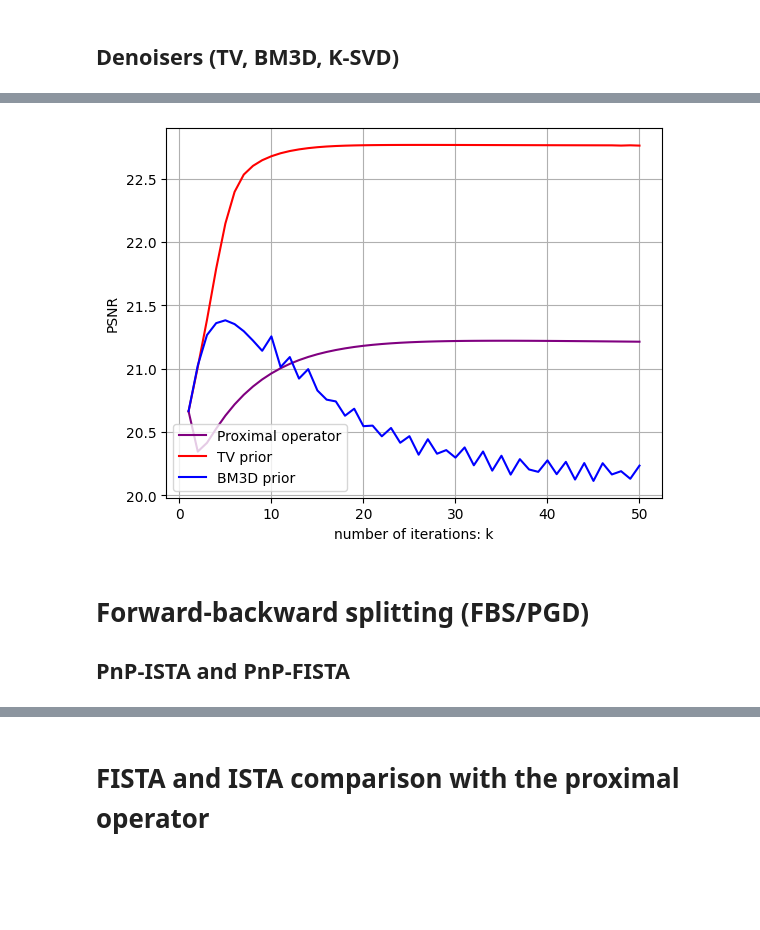
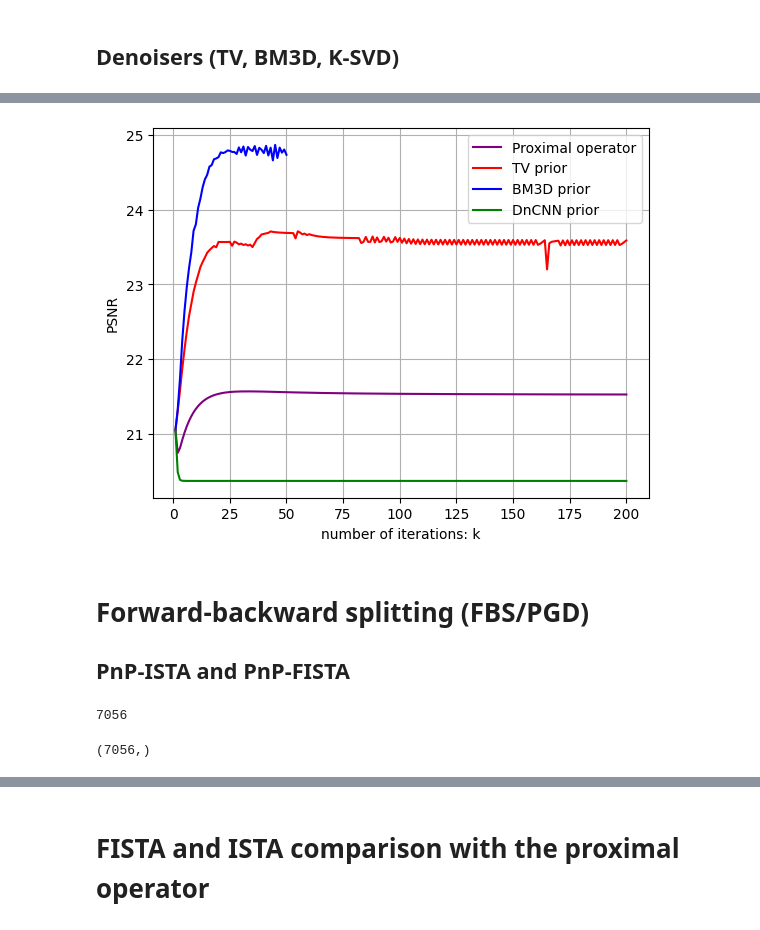
Before and after one commit to Amino21786/TfRPnP, a Jupyter notebook: CTPhantomPnP.ipynb, the cells around one changed output, grey strips where cells are left out. Drawn from its saved outputs; the diff is of its cells as text; code cells hidden in the pictures; blank space fills up the shorter version.

```diff
--- a/CTPhantomPnP.ipynb
+++ b/CTPhantomPnP.ipynb
@@ -139,21 +149,35 @@ def ksvd_denoise(x):
 # %%
 from tqdm import tqdm
 
-def pnp_admm(A, b, x_ground_truth, denoiser, l = 20, niter = 20):
+def pnp_admm(A, b, x_ground_truth, denoiser, l = 1e-1, niter = 20, lamb = 1, bm3dweight = 1.25):
     """
     Alternating directions method of multiplers with different denoisers to use
     """
 
-    def apply_denoiser(x, method):
+    def apply_denoiser(x, method, lamb, bm3dweight, sigma = sigma):
         """
         Denoiser options for the u step (replacing the proximal operator)
         """
         if method == 'tv':
-            return denoise_tv_chambolle(x, weight = 0.3)
+            return denoise_tv_chambolle(x, weight = lamb)
         elif method == 'bm3d':
-            return bm3d(x, sigma_psd = 5.9)
+            return bm3d(x, sigma_psd = bm3dweight)
         elif method == 'proximal':
-            return np.sign(x)*np.maximum(0, x)
+            return np.sign(x)*np.maximum(0, np.abs(x) - lamb)
+
+        elif method == "DnCNN":
+            dncnn = DnCNN(in_channels = 1, out_channels = 1, pretrained = 'download')
+            m = torch.from_numpy(x).float()
+            m = dncnn(m.unsqueeze(0), sigma = 1)
+            m = m.squeeze(0).numpy()
+            return m
+
+        elif method == "DRUNet":
+            drunet = DRUNet(in_channels = 1, out_channels = 1, pretrained = 'download')
+            m = torch.from_numpy(x).float()
+            m = drunet(m.unsqueeze(0), sigma = 1)
+            m = m.squeeze(0).numpy()
+            return m
 
 
     def nrmse(x, x_ground_truth):
@@ -184,7 +208,10 @@ def pnp_admm(A, b, x_ground_truth, denoiser, l = 20, niter = 20):
         # reshaping u and v for the denoiser (1D to 2D)
         u = u.reshape((n, n))
         v = v.reshape((n, n))
-        u = apply_denoiser(x + v, denoiser)
+        u = apply_denoiser(x + v, denoiser, lamb, bm3dweight)
+        #print("u type:", type(u))
+        #print("v type:", type(v))
+        #print("x type:", type(x))
         v += x - u
 
         #flattening u and v for the next iteration when applying FBP (2D to 1D)
@@ -202,3 +229,5 @@ def pnp_admm(A, b, x_ground_truth, denoiser, l = 20, niter = 20):
     print("Final PSNR:", current_psnr)
 
     return x, metric_list
+# %%
+results_DnCNN, metrics_DnCNN = pnp_admm(A, b, x, 'DnCNN', niter = 200)
@@ -205,4 +238,4 @@ def pnp_admm(A, b, x_ground_truth, denoiser, l = 20, niter = 20):
 # %%
-result_tv, metrics_tv = pnp_admm(A, b, x, 'tv', niter = 50)
-result_bm3d, metrics_bm3d = pnp_admm(A, b, x, 'bm3d', niter = 50)
+result_tv, metrics_tv = pnp_admm(A, b, x, 'tv', niter = 200)
+result_proximal, metrics_prox = pnp_admm(A, b, x, 'proximal', niter = 200)
 # %% [output]
@@ -211,3 +244,3 @@ Final PSNR: 20.23536838366139
 # %%
-result_proximal, metrics_prox = pnp_admm(A, b, x, 'proximal', niter = 50)
+result_bm3d2, metrics_bm3d = pnp_admm(A, b, x, 'bm3d', niter = 50)
 # %% [output]
@@ -221,20 +255,21 @@ display_images([result_proximal ,result_tv, result_bm3d], ['Proximal','TV', 'BM3
 # %%
 def comparison_plot(norm_res, method, ytitle='PSNR', color='k'):
     K = len(norm_res)
 
     plt.plot(range(1, len(norm_res) + 1),norm_res, color=color, label=method)
     k = np.arange(K)
 
     plt.ylabel(ytitle)
     plt.xlabel('number of iterations: k')
     plt.legend()
     plt.grid(True)
 
 comparison_plot(metrics_prox, 'Proximal operator', color='purple')
 comparison_plot(metrics_tv, 'TV prior', color='red')
 comparison_plot(metrics_bm3d, 'BM3D prior', color='blue')
+comparison_plot(metrics_DnCNN, 'DnCNN prior', color='green')
 # %% [output]
-[figure, old version]
+[figure, new version]
 # %% [markdown]
 # Forward-backward splitting (FBS/PGD)
 ## PnP-ISTA and PnP-FISTA
@@ -347,11 +398,18 @@ def plot_and_estimate_convergence(norm_res, alpha, ytitle, color='k'):
     plt.xlabel('number of iterations: k')
     plt.legend()
     plt.grid(True)
+# %%
+A.shape[1]
+# %% [output]
+7056
 # %%
 x_ground_truth = x
 
 #x2, r2 = pnp_ista(A, b, x_ground_truth, 'tv', 0.1, 200)
 #x_final, r3 = pnp_ista(A, b, x_ground_truth, 'bm3d', 0.1, 200)
+x_ground_truth.shape
+# %% [output]
+(7056,)
 # %%
 xf, relative = pnp_ista(A, b, x_ground_truth, 'proximal', 20, 200)
 x_f, r = pnp_fista(A, b, x_ground_truth, 'proximal', 20, 200)
```
Also changed, not shown: parts of 18 cells of this notebook, 52 other files.
